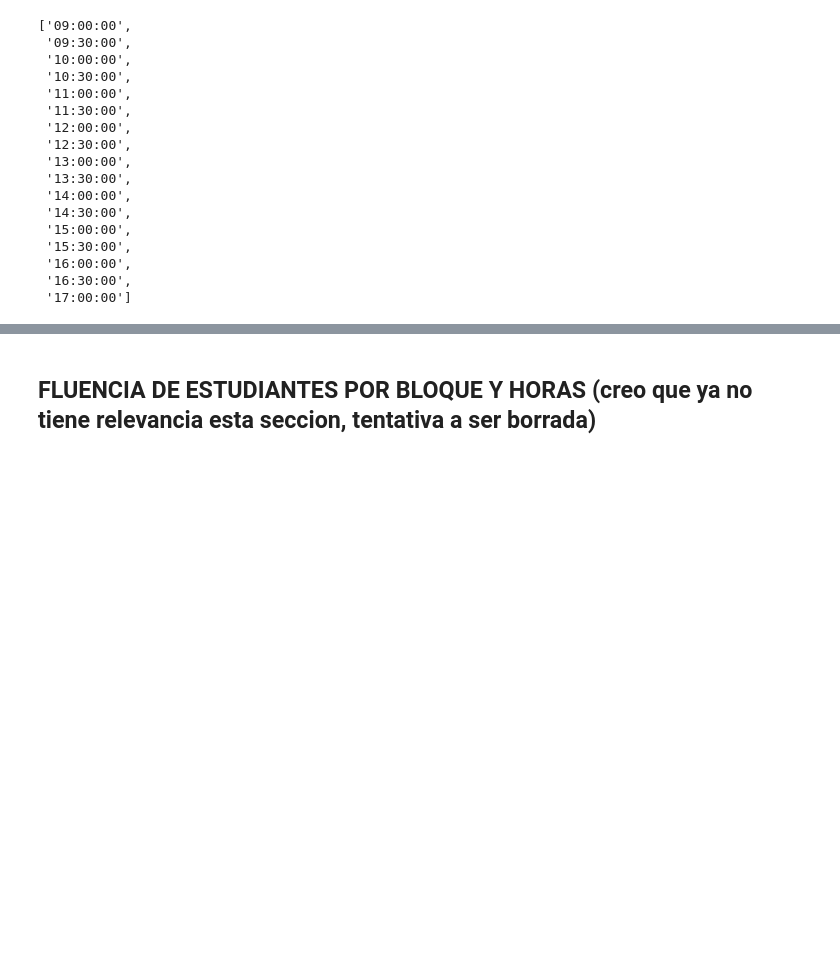
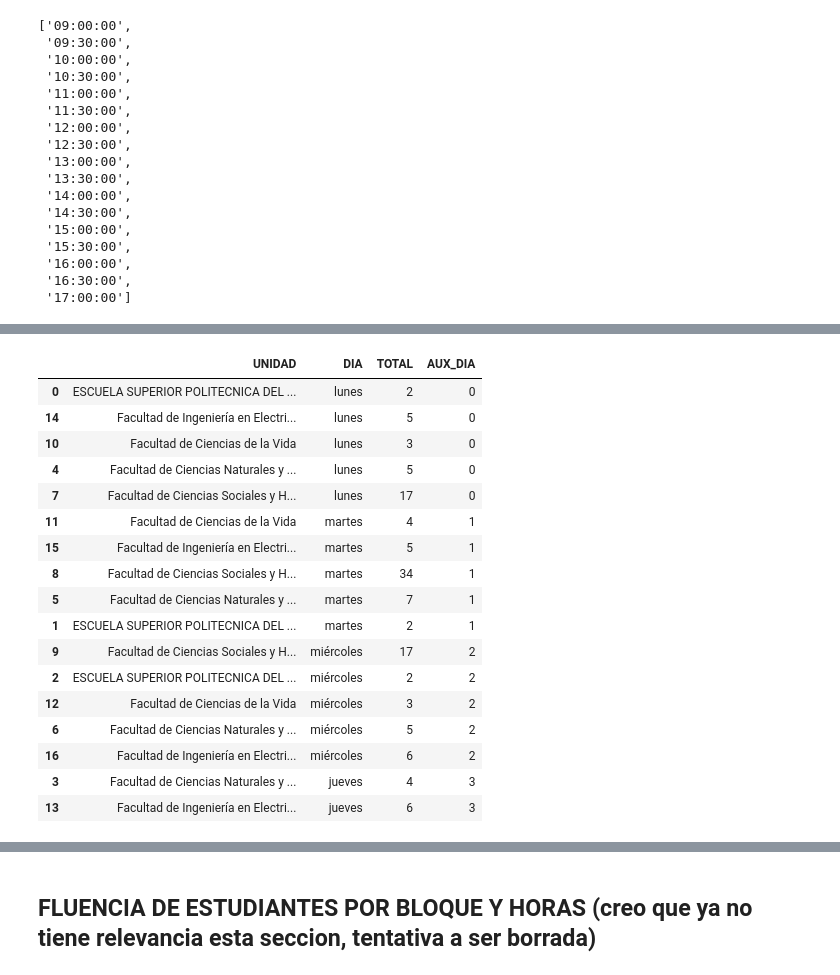
Before and after one commit to lromeror/Group_Slytheryn, a Jupyter notebook: EDA_ESPOL/EDA_ESPOL_PAE_PRE_Jonathan.ipynb, the cells around one changed output, grey strips where cells are left out. Saved outputs shown, nothing was run; the diff lists cells and outputs as text; code cells hidden in the pictures; blank space fills up the shorter version.

```diff
--- a/EDA_ESPOL/EDA_ESPOL_PAE_PRE_Jonathan.ipynb
+++ b/EDA_ESPOL/EDA_ESPOL_PAE_PRE_Jonathan.ipynb
@@ -1123,0 +1263,3 @@ fig_line1.show()
+# %%
+df_H9 = df_H_p[['UNIDAD', 'NOMBRE', 'BLOQUE', 'PARALELO', 'DIA', 'CUPOPLANIFICADO']].groupby(['UNIDAD', 'NOMBRE', 'BLOQUE', 'PARALELO', 'DIA', 'CUPOPLANIFICADO'], as_index=False).count()
+df_H9
@@ -1123,0 +1280,3 @@ fig_line1.show()
+# %%
+df_facmat_line  = df_H9[['UNIDAD', 'DIA']].groupby(['UNIDAD', 'DIA'], as_index=False).value_counts().sort_values('count', ascending=False).rename(columns={'count':'TOTAL'})
+df_facmat_line
@@ -1123,0 +1302,24 @@ fig_line1.show()
+# %%
+dia_ord(df_facmat_line)
+df_facmat_line = df_facmat_line.sort_values('AUX_DIA')
+# %%
+df_facmat_line
+# %% [output]
+|  | UNIDAD | DIA | TOTAL | AUX_DIA |
+| 0 | ESCUELA SUPERIOR POLITECNICA DEL ... | lunes | 2 | 0 |
+| 14 | Facultad de Ingeniería en Electri... | lunes | 5 | 0 |
+| 10 | Facultad de Ciencias de la Vida | lunes | 3 | 0 |
+| 4 | Facultad de Ciencias Naturales y ... | lunes | 5 | 0 |
+| 7 | Facultad de Ciencias Sociales y H... | lunes | 17 | 0 |
+| 11 | Facultad de Ciencias de la Vida | martes | 4 | 1 |
+| 15 | Facultad de Ingeniería en Electri... | martes | 5 | 1 |
+| 8 | Facultad de Ciencias Sociales y H... | martes | 34 | 1 |
+| 5 | Facultad de Ciencias Naturales y ... | martes | 7 | 1 |
+| 1 | ESCUELA SUPERIOR POLITECNICA DEL ... | martes | 2 | 1 |
+| 9 | Facultad de Ciencias Sociales y H... | miércoles | 17 | 2 |
+| 2 | ESCUELA SUPERIOR POLITECNICA DEL ... | miércoles | 2 | 2 |
+| 12 | Facultad de Ciencias de la Vida | miércoles | 3 | 2 |
+| 6 | Facultad de Ciencias Naturales y ... | miércoles | 5 | 2 |
+| 16 | Facultad de Ingeniería en Electri... | miércoles | 6 | 2 |
+| 3 | Facultad de Ciencias Naturales y ... | jueves | 4 | 3 |
+| 13 | Facultad de Ingeniería en Electri... | jueves | 6 | 3 |
```
Also changed, not shown: parts of 31 cells of this notebook.
